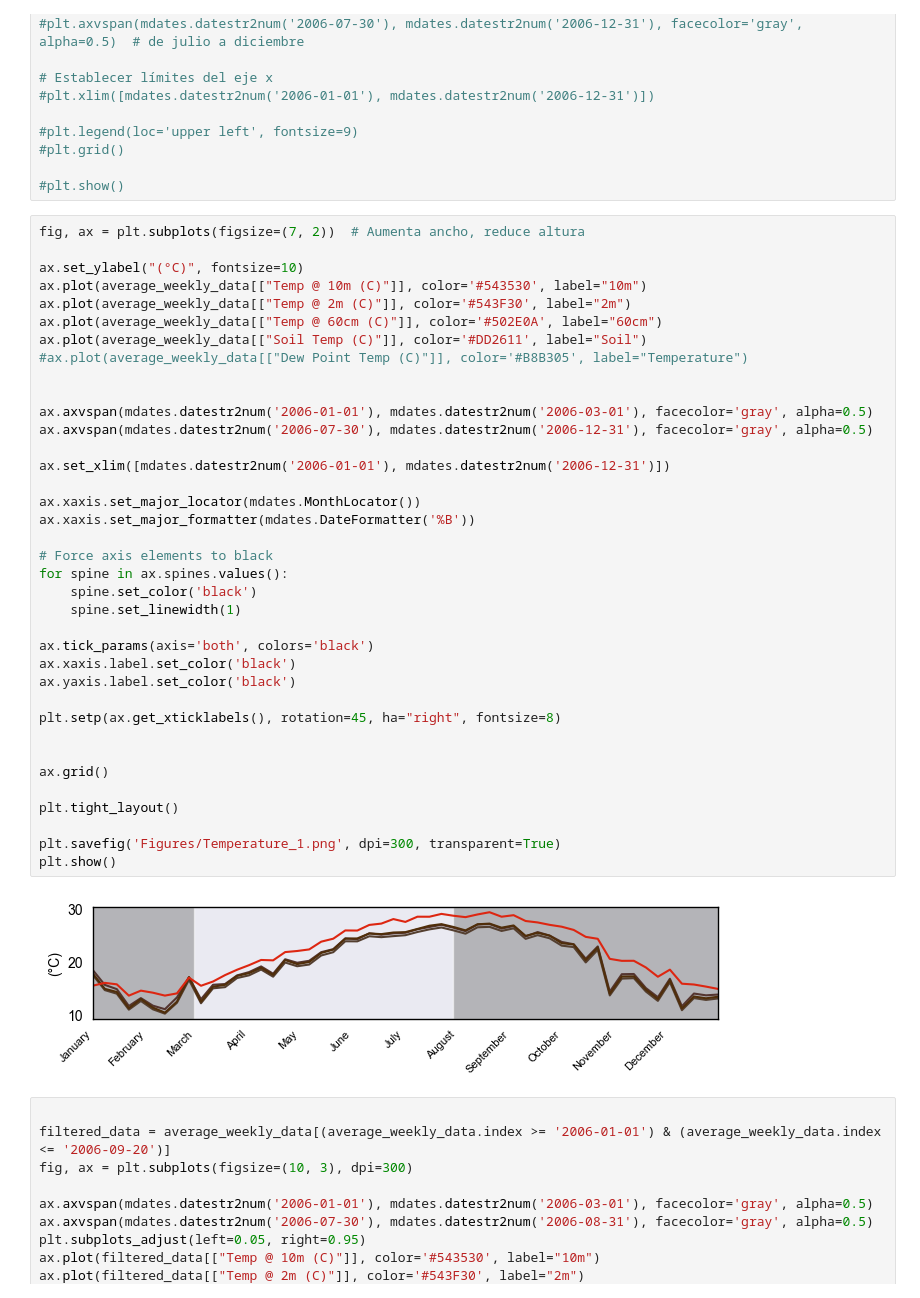
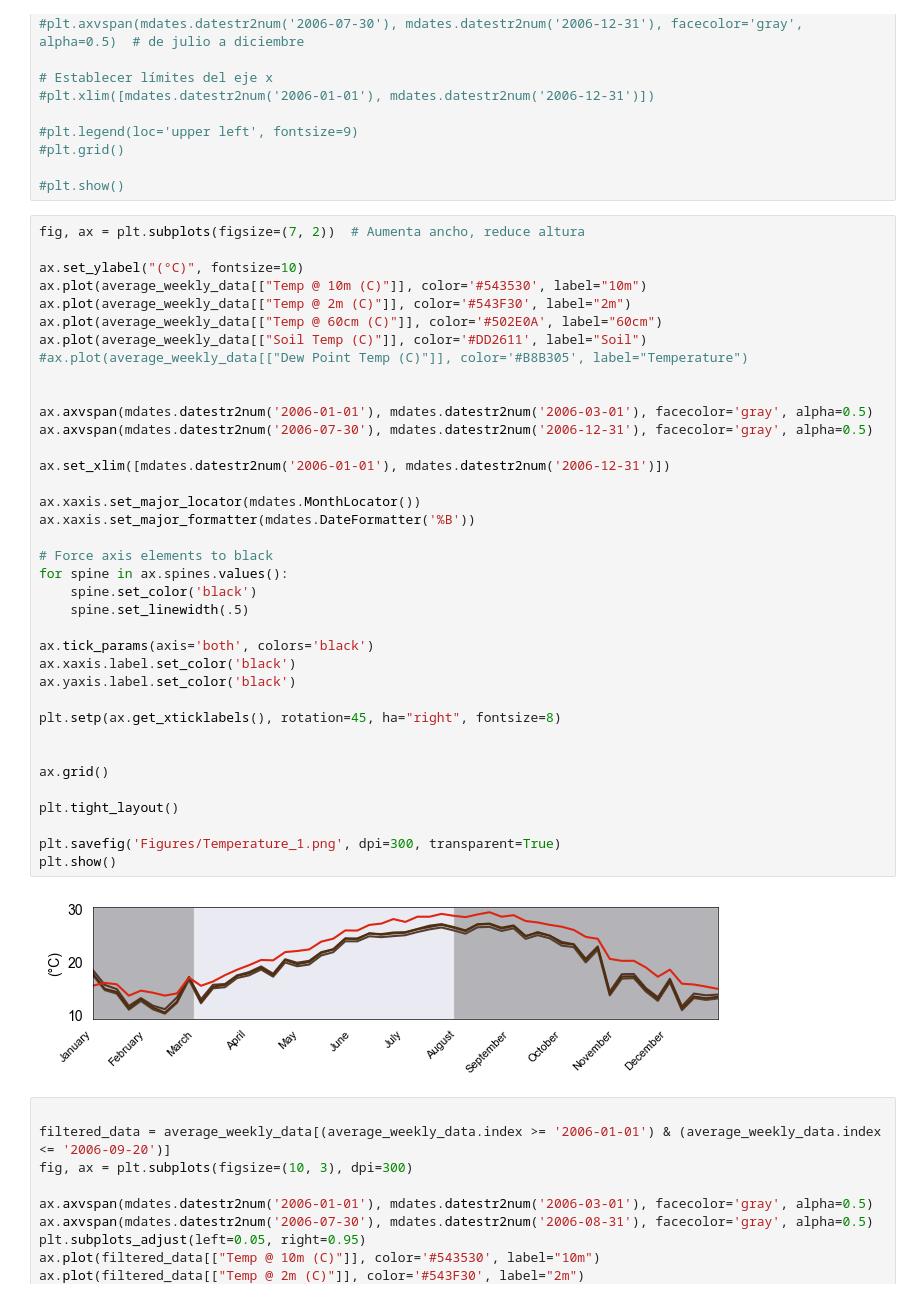
Before and after one commit to jorgelizarazo94/Mimus_sourse, a Jupyter notebook: Supplementary 1.ipynb, the cells around one changed output. Saved outputs shown, nothing was run; the diff lists cells and outputs as text.

```diff
--- a/Supplementary 1.ipynb
+++ b/Supplementary 1.ipynb
@@ -249,35 +249,35 @@ ax.plot(average_weekly_data[["Temp @ 60cm (C)"]], color='#502E0A', label="60cm")
 ax.plot(average_weekly_data[["Soil Temp (C)"]], color='#DD2611', label="Soil")
 #ax.plot(average_weekly_data[["Dew Point Temp (C)"]], color='#B8B305', label="Temperature")
 
 
 ax.axvspan(mdates.datestr2num('2006-01-01'), mdates.datestr2num('2006-03-01'), facecolor='gray', alpha=0.5)
 ax.axvspan(mdates.datestr2num('2006-07-30'), mdates.datestr2num('2006-12-31'), facecolor='gray', alpha=0.5)
 
 ax.set_xlim([mdates.datestr2num('2006-01-01'), mdates.datestr2num('2006-12-31')])
 
 ax.xaxis.set_major_locator(mdates.MonthLocator())
 ax.xaxis.set_major_formatter(mdates.DateFormatter('%B'))
 
 # Force axis elements to black
 for spine in ax.spines.values():
     spine.set_color('black')
-    spine.set_linewidth(1)
+    spine.set_linewidth(.5)
 
 ax.tick_params(axis='both', colors='black')
 ax.xaxis.label.set_color('black')
 ax.yaxis.label.set_color('black')
 
 plt.setp(ax.get_xticklabels(), rotation=45, ha="right", fontsize=8)
 
 
 ax.grid()
 
 plt.tight_layout()
 
 plt.savefig('Figures/Temperature_1.png', dpi=300, transparent=True)
 plt.show()
 # %% [output]
-[figure, old version]
+[figure, new version]
 # %%
 
 filtered_data = average_weekly_data[(average_weekly_data.index >= '2006-01-01') & (average_weekly_data.index <= '2006-09-20')]
```
Also changed, not shown: 1 other file.
